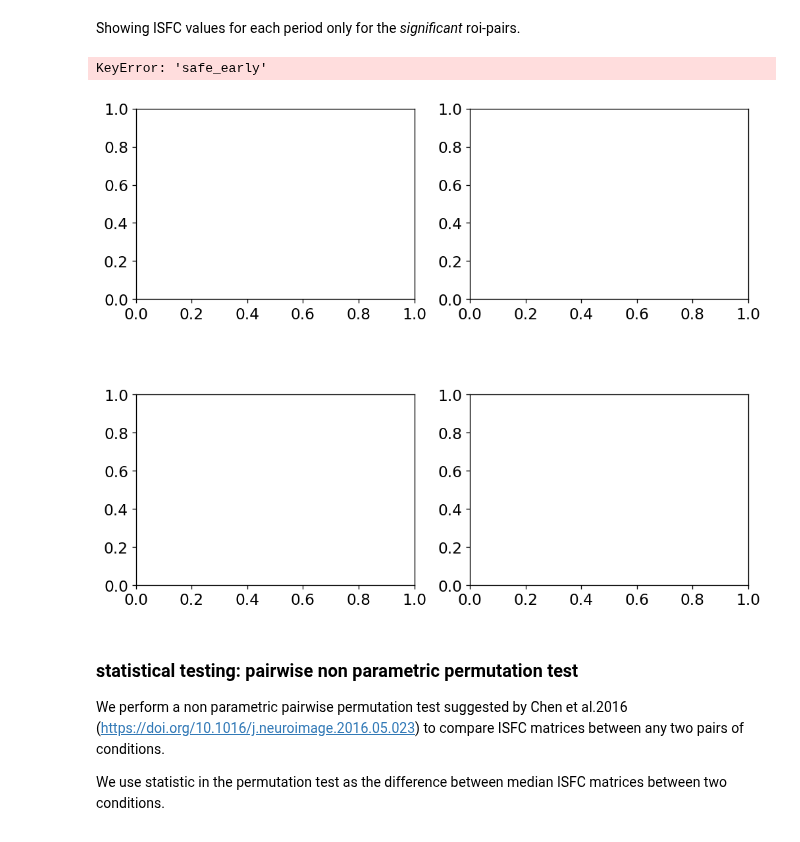
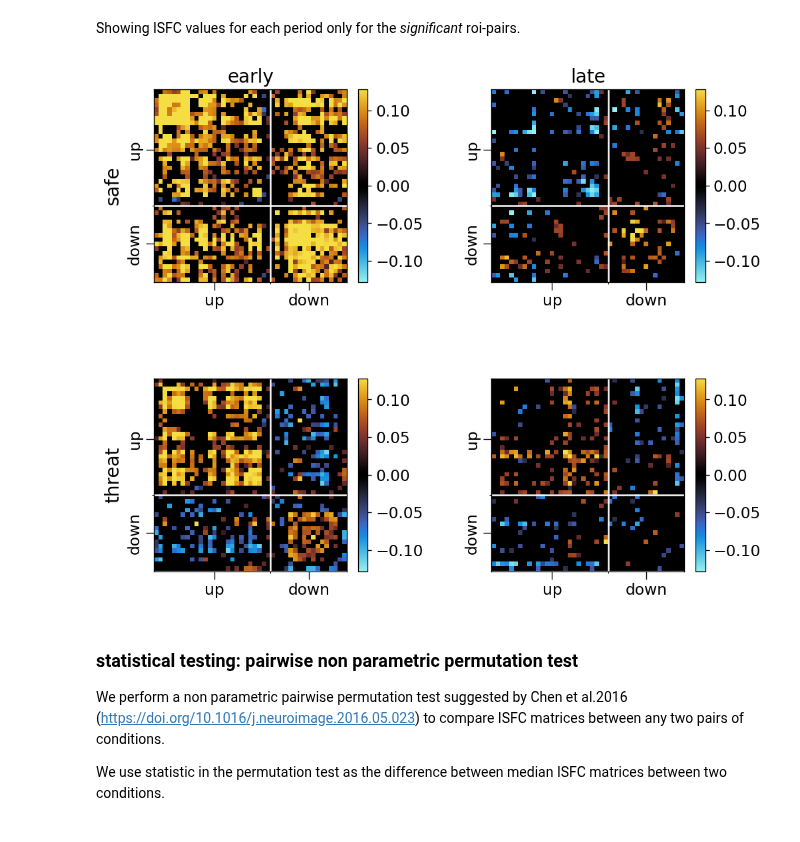
Before and after one commit to govinda-umd/network_dynamics, a Jupyter notebook: _build/jupyter_execute/nb/jul22/01-data-max_trial_level_model-isfc_desc-early_vs_late.ipynb, the cells around one changed output. Cells and saved outputs as stored; diff of their text form; code cells hidden in the pictures.

```diff
--- a/_build/jupyter_execute/nb/jul22/01-data-max_trial_level_model-isfc_desc-early_vs_late.ipynb
+++ b/_build/jupyter_execute/nb/jul22/01-data-max_trial_level_model-isfc_desc-early_vs_late.ipynb
@@ -167,6 +186,7 @@ def get_isfcs(args, ts):
         isfcs, iscs = isfc(
             ts[block],
             pairwise=args.pairwise,
+            summary_statistic=None,
             vectorize_isfcs=args.vectorize_isfcs
         )
         corrs[block] = {'isfcs':isfcs, 'iscs':iscs}
@@ -196,20 +216,29 @@ def get_isfcs(args, ts):
 
             print(
                 (
-                    f"percent of significant roi(-pairs) for "
-                    f"condition {block} and correlation {corr_name[:-1]} = "
+                    f"condition {block} and correlation {corr_name[:-1]} : "
                     f"{100. * np.sum(rois[block][corr_name]) / len(rois[block][corr_name])} %"
+                    f"significant roi(-pairs)"
                 )
             )
 
     return corrs, bootstraps, rois
+# %%
+def get_min_max(d):
+    '''
+    min and max values of the matrices:
+    used in plotting the matrices
+    '''
+    vals = []
+    for block in d.keys():
+        vals.append(d[block])
+    vals = np.concatenate(vals, axis=0).flatten()
+    vmin = np.nanquantile(vals, q=0.05)
+    vmax = np.nanquantile(vals, q=0.95)
+    return -max(-vmin, vmax), max(-vmin, vmax)
 # %%
 def plot_isfcs(args, isfcs, rois):
-    vmin, vmax = [], []
-    for block in isfcs.keys():
-        vmin += [np.min(isfcs[block])]
-        vmax += [np.max(isfcs[block])]
-    vmin, vmax = min(vmin), max(vmax)
+    vmin, vmax = get_min_max(isfcs)
 
     nrows, ncols = len(args.LABELS), len(args.PERIODS)
     fig, axs = plt.subplots(
@@ -276,3 +311,0 @@ ValueError: Buffer dtype mismatch, expected 'float' but got 'double'
-# %%
-block = 'safe_early'
-ts[block]
@@ -300,36 +315,35 @@ Showing ISFC values for each period only for the *significant* roi-pairs.
 observed_isfcs = {}; observed_p_vals = {};
 significant_rois = {}; conf_intervals = {}
 for block in bootstraps.keys():
-    if block == 'safe_early': continue
+    # if block == 'safe_early': continue
     observed_isfcs[block] = squareform_isfc(
         bootstraps[block]['isfcs'][0],
         bootstraps[block]['iscs'][0]
     )
     observed_p_vals[block] = squareform_isfc(
         bootstraps[block]['isfcs'][2],
         bootstraps[block]['iscs'][2]
     )
     significant_rois[block] = squareform_isfc(
         rois[block]['isfcs'],
         rois[block]['iscs']
     )
     conf_intervals[block] = (
         squareform_isfc(
             bootstraps[block]['isfcs'][1][0],
             bootstraps[block]['iscs'][1][0]
         ),
         squareform_isfc(
             bootstraps[block]['isfcs'][1][1],
             bootstraps[block]['iscs'][1][1]
         )
     )
 
     observed_isfcs[block] *= significant_rois[block]
 
 plot_isfcs(args, observed_isfcs, significant_rois)
 # %% [output]
-KeyError: 'safe_early'
-[figure, old version]
+[figure, new version]
 # %% [markdown]
 ### statistical testing: pairwise non parametric permutation test
 
```
Also changed, not shown: parts of 9 cells of this notebook, 48 other files.
